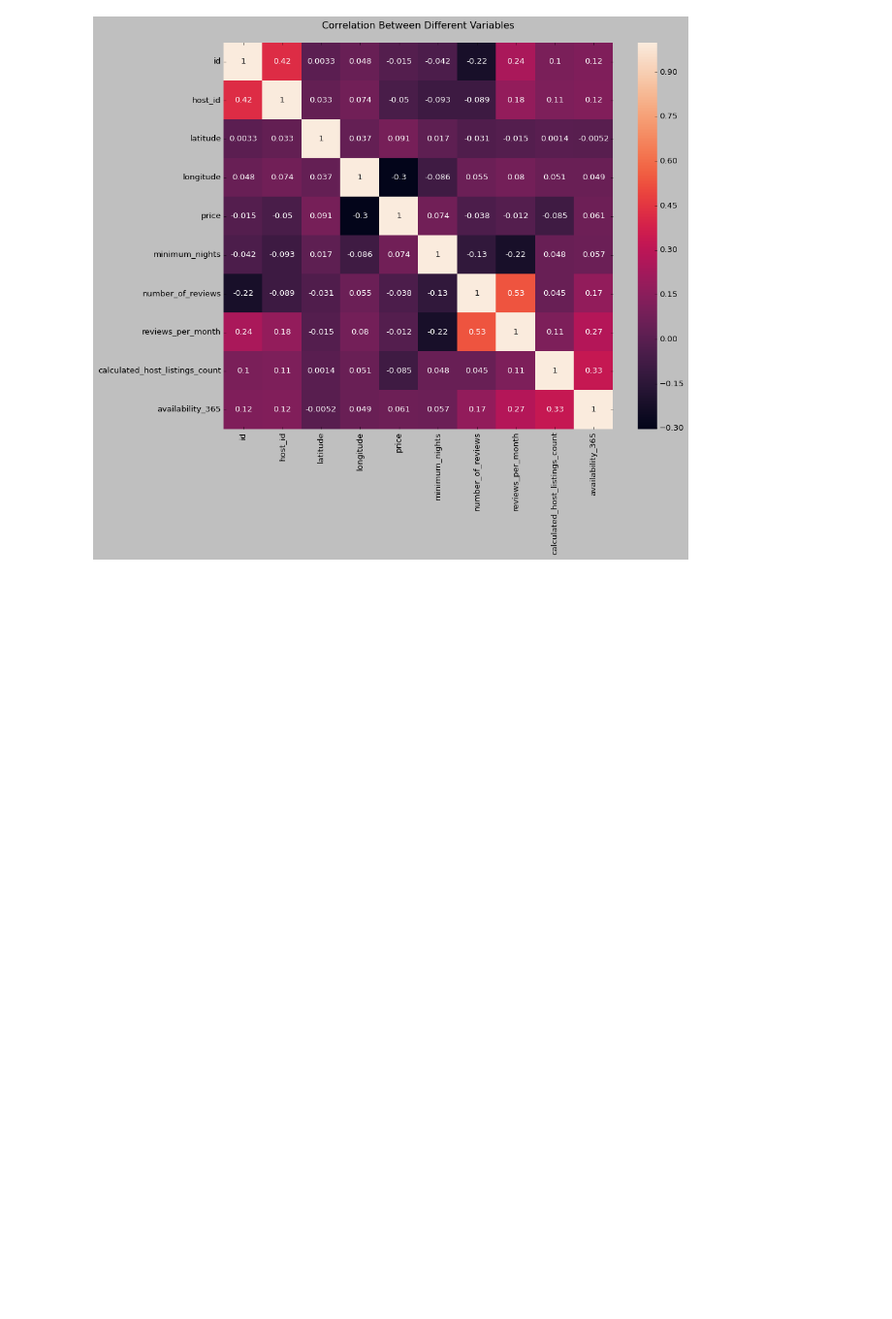
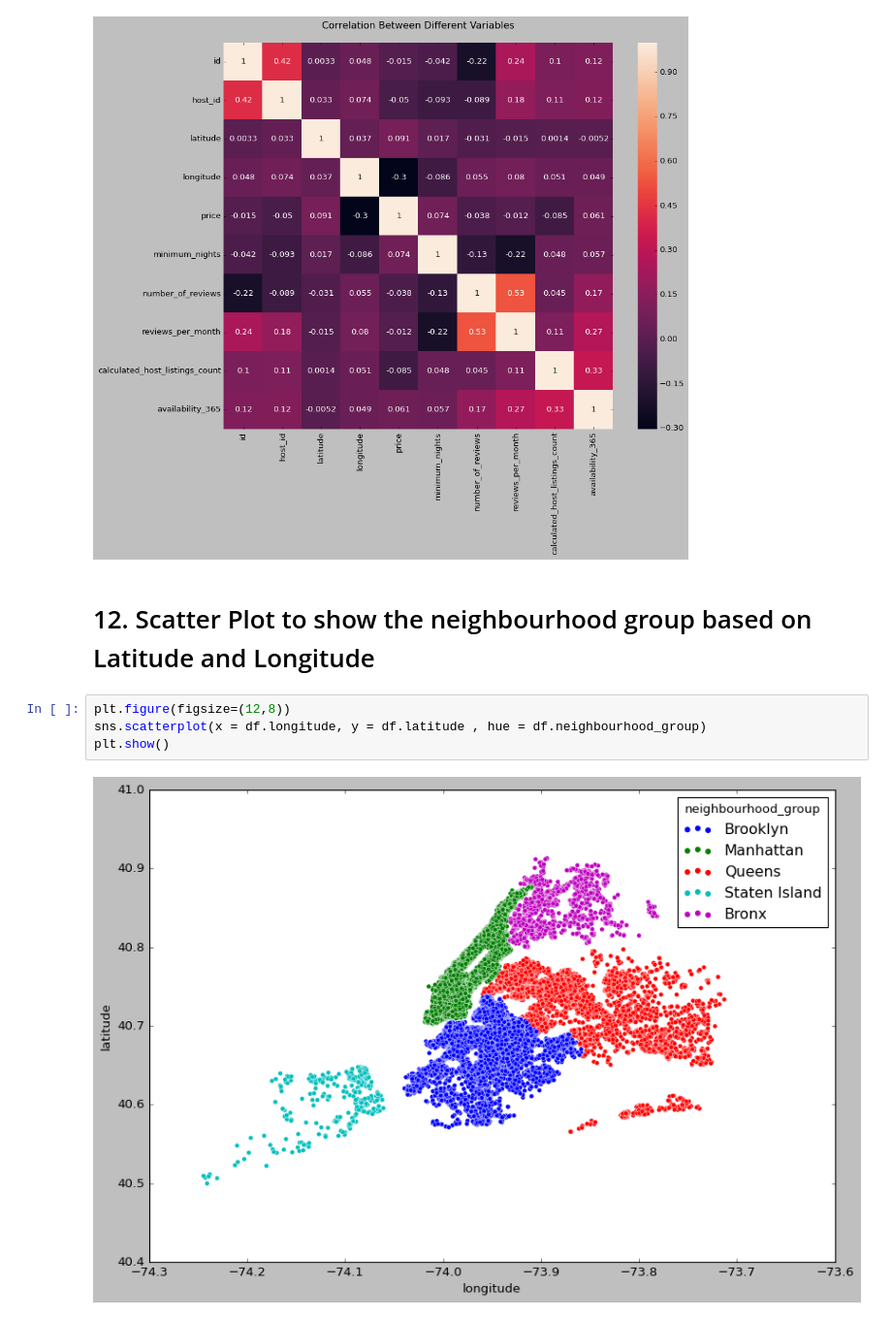
Before and after one commit to vaibhav639/Airbnb-Bookings-Analysis, a Jupyter notebook: Airbnb_Bookings_Analysis_Github.ipynb, the cells around one changed output. Shown: that part at 97% size. Drawn from its saved outputs; the diff is of its cells as text; blank space fills up the shorter version.

```diff
--- a/Airbnb_Bookings_Analysis_Github.ipynb
+++ b/Airbnb_Bookings_Analysis_Github.ipynb
@@ -175,3 +175,11 @@ sns.heatmap(corr, annot=True)
 plt.show()
 # %% [output]
 [figure]
+# %% [markdown]
+# 12. Scatter Plot to show the neighbourhood group based on Latitude and Longitude
+# %%
+plt.figure(figsize=(12,8))
+sns.scatterplot(x = df.longitude, y = df.latitude , hue = df.neighbourhood_group)
+plt.show()
+# %% [output]
+[figure, added]
```
Also changed, not shown: parts of 11 cells of this notebook.
